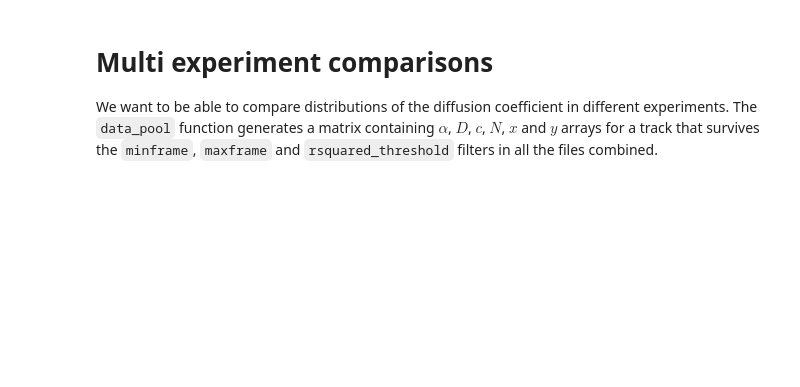
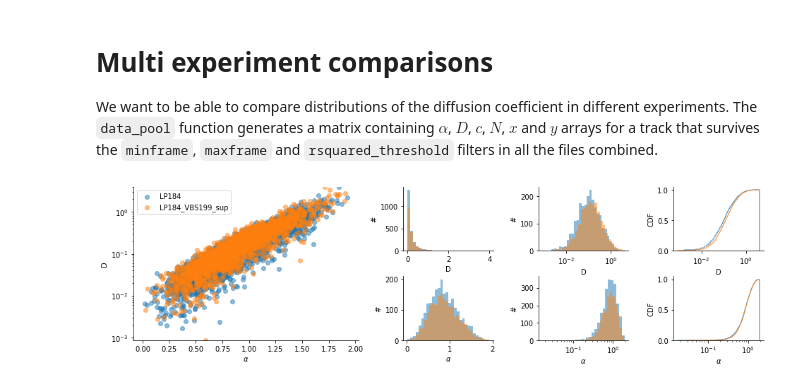
Before and after one commit to remy13127/Internship, a Jupyter notebook: Notebook_Multi_Datasets.ipynb, the cells around one changed output. Cells and saved outputs as stored; diff of their text form; code cells hidden in the pictures; blank space fills up the shorter version.

```diff
--- a/Notebook_Multi_Datasets.ipynb
+++ b/Notebook_Multi_Datasets.ipynb
@@ -25,4 +25,8 @@ files_WNT = ["Data/SM1_WNT/sm1_wnt_ld400.csv","Data/SM2_WNT/sm2_wnt_ld400.csv","
 
 DATA_LP184 = data_pool(files_LP184,dt,minframe,maxframe,rsquared_threshold)
 DATA_WNT = data_pool(files_WNT,dt,minframe,maxframe,rsquared_threshold)
+# %%
+two_distributions_plot(DATA_LP184,DATA_WNT,"LP184","LP184_VBS199_sup")
+# %% [output]
+[figure, added]
 # %%
```
Also changed, not shown: parts of 6 cells of this notebook, 1 other file.
